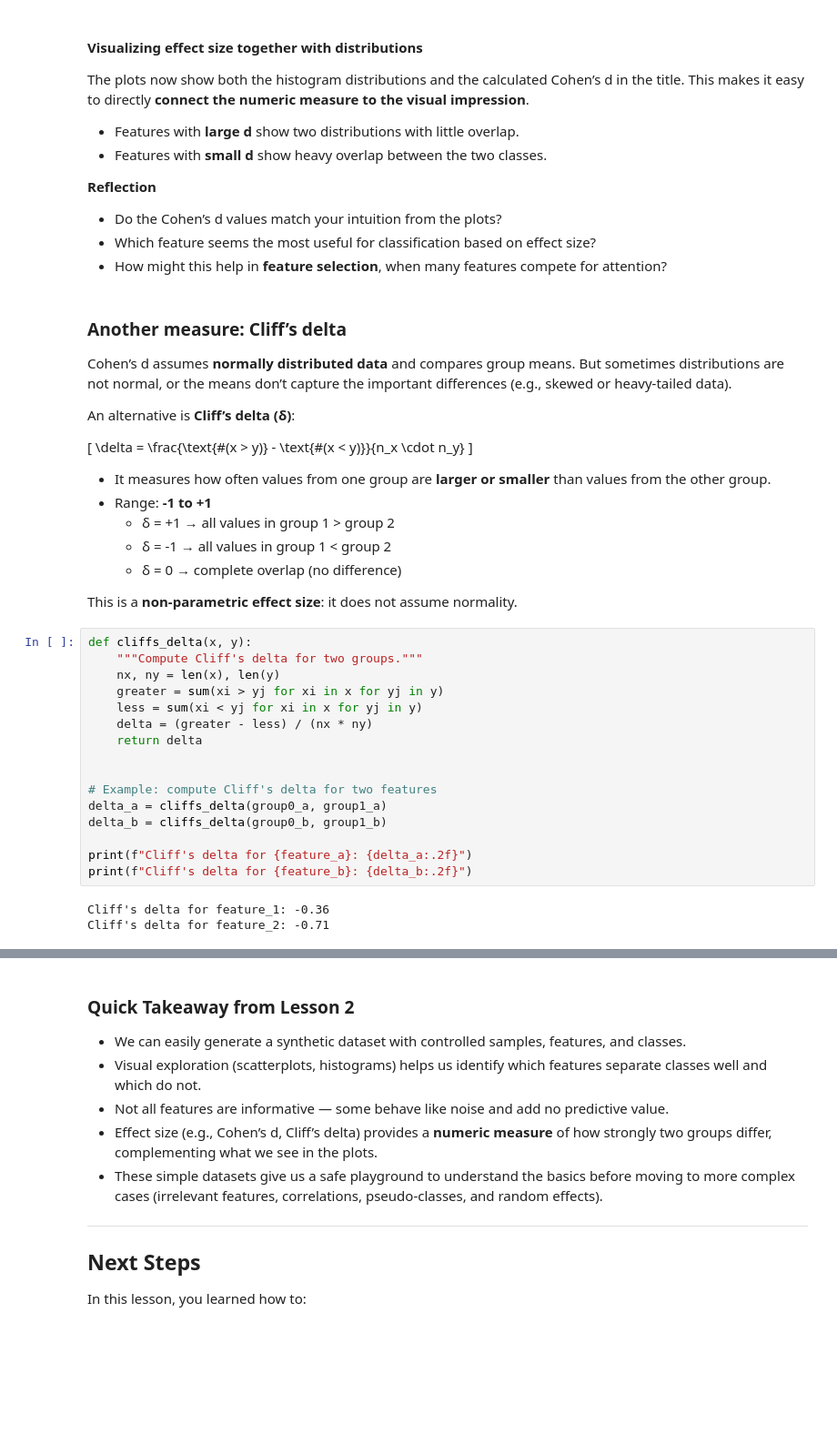
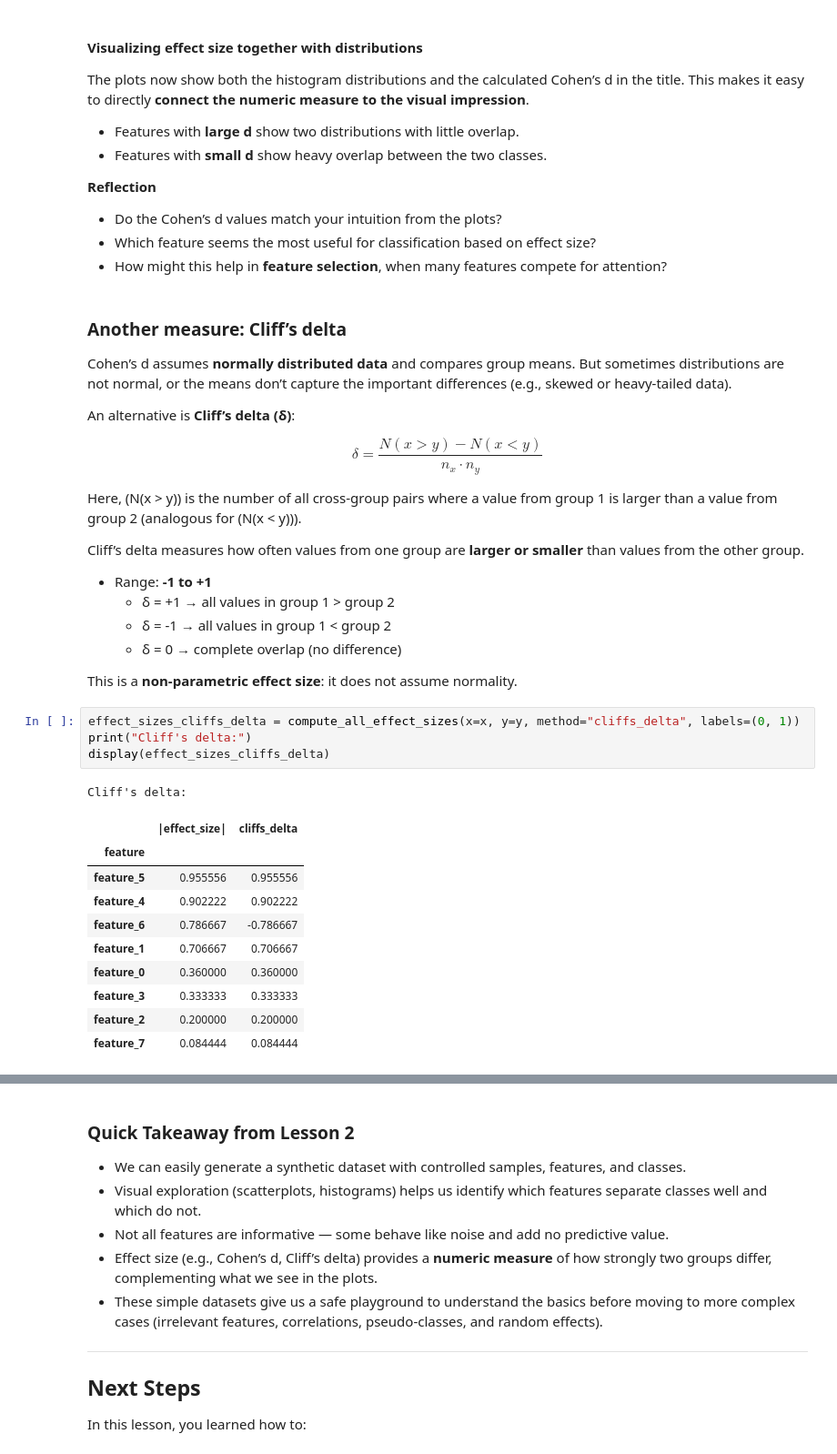
Before and after one commit to sigrun-may/synthetic-biomedical-data-course, a Jupyter notebook: notebooks/02b_feature_distributions_effect_size.ipynb, the cells around one changed output, grey strips where cells are left out. Shown at 91% size. Drawn from its saved outputs; the diff is of its cells as text; blank space fills up the shorter version.

Commit message:
Add cliffs delta

```diff
--- a/notebooks/02b_feature_distributions_effect_size.ipynb
+++ b/notebooks/02b_feature_distributions_effect_size.ipynb
@@ -256,36 +246,36 @@ the important differences (e.g., skewed or heavy-tailed data).
 
 An alternative is **Cliff’s delta (δ)**:
 
-\[
-\delta = \frac{\text{#(x > y)} - \text{#(x < y)}}{n_x \cdot n_y}
-\]
+$$
+\delta = \frac{N(x > y) - N(x < y)}{n_x \cdot n_y}
+$$
 
-- It measures how often values from one group are **larger or smaller** than values from the other group.
+Here, \(N(x > y)\) is the number of all cross-group pairs where a value from group 1
+is larger than a value from group 2 (analogous for \(N(x < y)\)).
+
+Cliff’s delta measures how often values from one group are **larger or smaller** than values from the other group.
 - Range: **-1 to +1**
   - δ = +1 → all values in group 1 > group 2
   - δ = -1 → all values in group 1 < group 2
   - δ = 0 → complete overlap (no difference)
 
 This is a **non-parametric effect size**: it does not assume normality.
-# %%
-def cliffs_delta(x, y):
-    """Compute Cliff's delta for two groups."""
-    nx, ny = len(x), len(y)
-    greater = sum(xi > yj for xi in x for yj in y)
-    less = sum(xi < yj for xi in x for yj in y)
-    delta = (greater - less) / (nx * ny)
-    return delta
-
-
-# Example: compute Cliff's delta for two features
-delta_a = cliffs_delta(group0_a, group1_a)
-delta_b = cliffs_delta(group0_b, group1_b)
-
-print(f"Cliff's delta for {feature_a}: {delta_a:.2f}")
-print(f"Cliff's delta for {feature_b}: {delta_b:.2f}")
-# %% [output]
-Cliff's delta for feature_1: -0.36
-Cliff's delta for feature_2: -0.71
+# %%
+effect_sizes_cliffs_delta = compute_all_effect_sizes(x=x, y=y, method="cliffs_delta", labels=(0, 1))
+print("Cliff's delta:")
+display(effect_sizes_cliffs_delta)
+# %% [output]
+Cliff's delta:
+|  | |effect_size| | cliffs_delta |
+| feature |  |  |
+| feature_5 | 0.955556 | 0.955556 |
+| feature_4 | 0.902222 | 0.902222 |
+| feature_6 | 0.786667 | -0.786667 |
+| feature_1 | 0.706667 | 0.706667 |
+| feature_0 | 0.360000 | 0.360000 |
+| feature_3 | 0.333333 | 0.333333 |
+| feature_2 | 0.200000 | 0.200000 |
+| feature_7 | 0.084444 | 0.084444 |
 # %% [markdown]
 #### Interpretation
 - Cliff’s delta values closer to **±1** indicate strong separation between groups.
```
Also changed, not shown: parts of 6 cells of this notebook, 1 other file.
